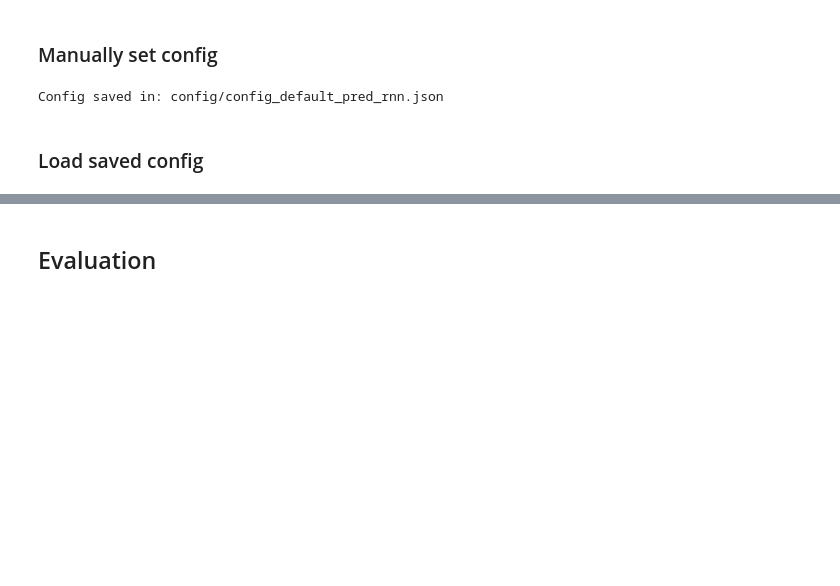
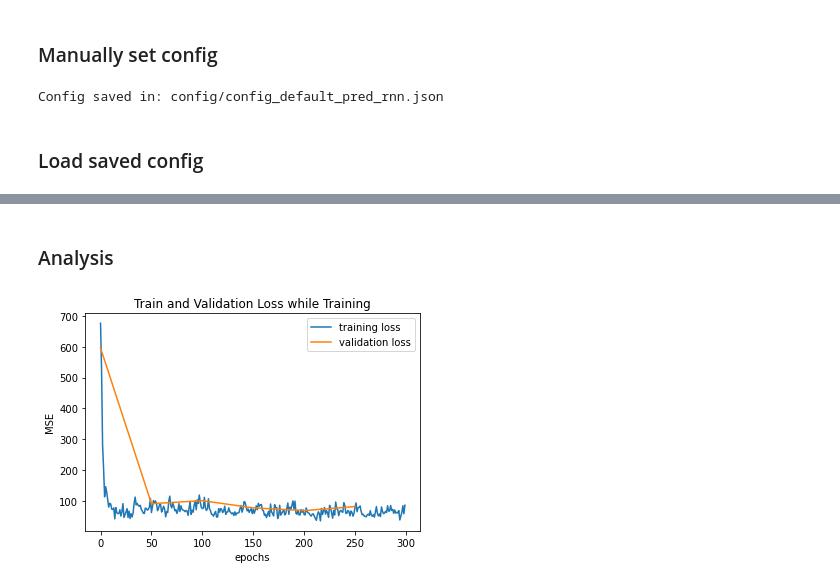
Before and after one commit to f-krause/uio-AIEI-project-2, a Jupyter notebook: main.ipynb, the cells around one changed output, grey strips where cells are left out. Drawn from its saved outputs; the diff is of its cells as text; code cells hidden in the pictures; blank space fills up the shorter version.

```diff
--- a/main.ipynb
+++ b/main.ipynb
@@ -61,0 +79,6 @@ fl.plot_training_loss()
+# %%
+x_train, x_val, x_test, y_train, y_val, y_test = get_data(config)
+
+# Stack data to aggregate all households to one
+x_train, x_val, x_test = [arr.reshape(1, arr.shape[0] * arr.shape[1], arr.shape[2]) for arr in [x_train, x_val, x_test]]
+y_train, y_val, y_test = [arr.reshape(1, arr.shape[0] * arr.shape[1]) for arr in [y_train, y_val, y_test]]
@@ -62,2 +96,2 @@ fl.plot_training_loss()
 # %% [markdown]
-## Evaluation
+### Analysis
@@ -65,0 +98,4 @@ fl.plot_training_loss()
+# %%
+fl.plot_training_loss()
+# %% [output]
+[figure, added]
```
Also changed, not shown: parts of 12 cells of this notebook, 4 other files.
